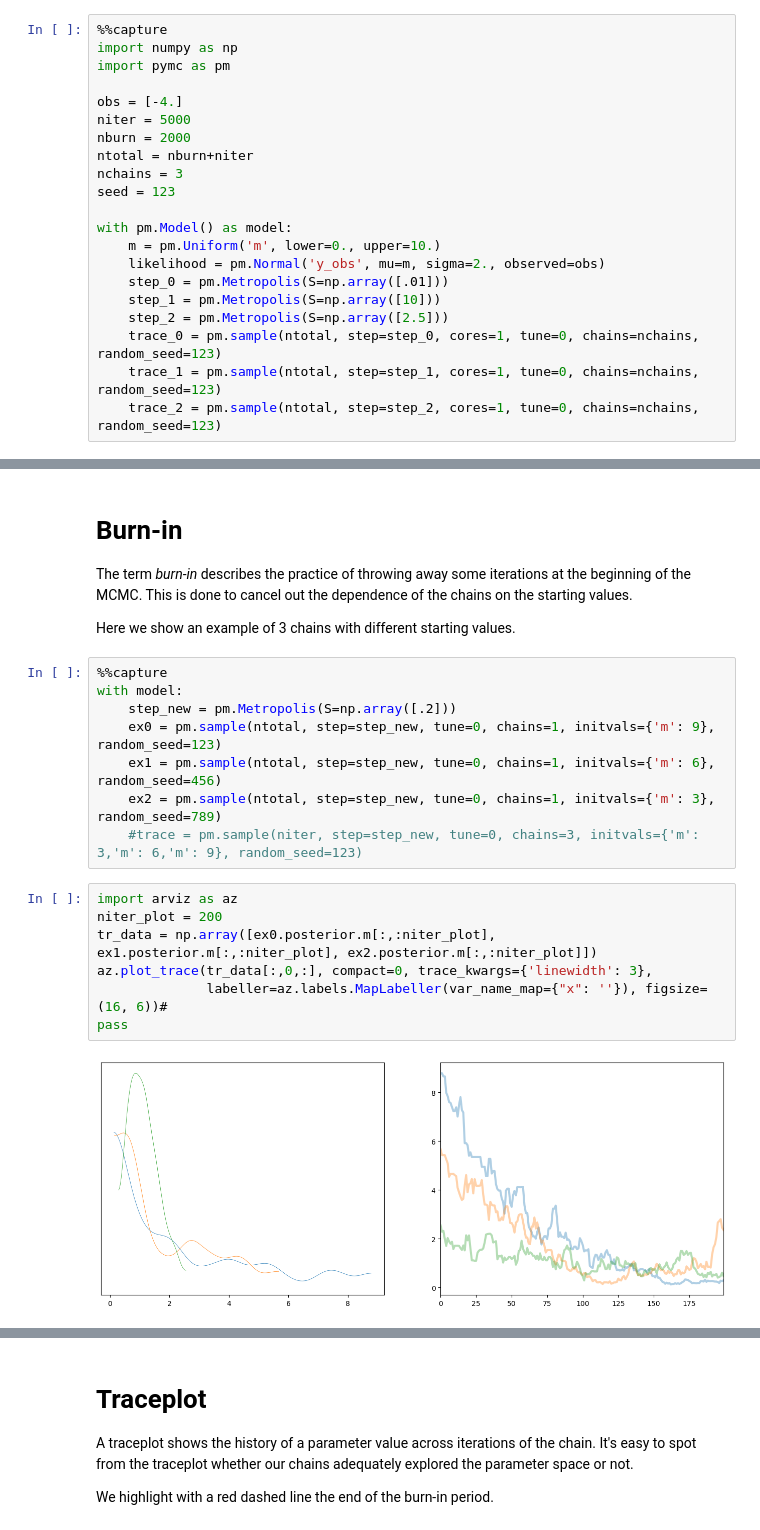
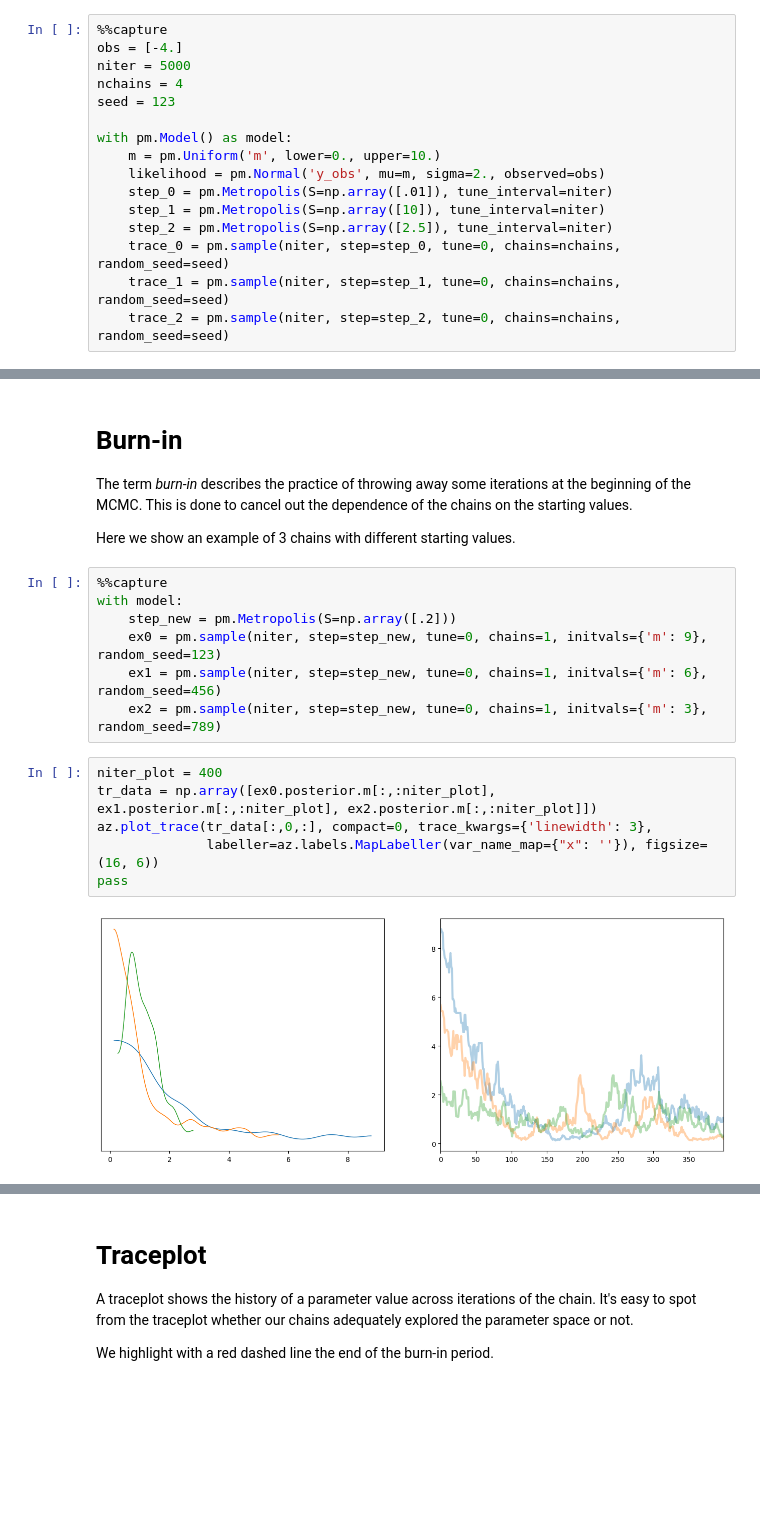
Before and after one commit to fcastagna/mcmc_convergence, a Jupyter notebook: convergence.ipynb, the cells around one changed output, grey strips where cells are left out. Drawn from its saved outputs; the diff is of its cells as text; blank space fills up the shorter version.

```diff
--- a/convergence.ipynb
+++ b/convergence.ipynb
@@ -20,21 +19,16 @@ logging.disable(sys.maxsize)
 # %%
 %%capture
-import numpy as np
-import pymc as pm
-
 obs = [-4.]
 niter = 5000
-nburn = 2000
-ntotal = nburn+niter
-nchains = 3
+nchains = 4
 seed = 123
 
 with pm.Model() as model:
     m = pm.Uniform('m', lower=0., upper=10.)
     likelihood = pm.Normal('y_obs', mu=m, sigma=2., observed=obs)
-    step_0 = pm.Metropolis(S=np.array([.01]))
-    step_1 = pm.Metropolis(S=np.array([10]))
-    step_2 = pm.Metropolis(S=np.array([2.5]))
-    trace_0 = pm.sample(ntotal, step=step_0, cores=1, tune=0, chains=nchains, random_seed=123)
-    trace_1 = pm.sample(ntotal, step=step_1, cores=1, tune=0, chains=nchains, random_seed=123)
-    trace_2 = pm.sample(ntotal, step=step_2, cores=1, tune=0, chains=nchains, random_seed=123)
+    step_0 = pm.Metropolis(S=np.array([.01]), tune_interval=niter)
+    step_1 = pm.Metropolis(S=np.array([10]), tune_interval=niter)
+    step_2 = pm.Metropolis(S=np.array([2.5]), tune_interval=niter)
+    trace_0 = pm.sample(niter, step=step_0, tune=0, chains=nchains, random_seed=seed)
+    trace_1 = pm.sample(niter, step=step_1, tune=0, chains=nchains, random_seed=seed)
+    trace_2 = pm.sample(niter, step=step_2, tune=0, chains=nchains, random_seed=seed)
@@ -51,16 +41,14 @@ Here we show an example of 3 chains with different starting values.
 %%capture
 with model:
     step_new = pm.Metropolis(S=np.array([.2]))
-    ex0 = pm.sample(ntotal, step=step_new, tune=0, chains=1, initvals={'m': 9}, random_seed=123)
-    ex1 = pm.sample(ntotal, step=step_new, tune=0, chains=1, initvals={'m': 6}, random_seed=456)
-    ex2 = pm.sample(ntotal, step=step_new, tune=0, chains=1, initvals={'m': 3}, random_seed=789)
-    #trace = pm.sample(niter, step=step_new, tune=0, chains=3, initvals={'m': 3,'m': 6,'m': 9}, random_seed=123)
+    ex0 = pm.sample(niter, step=step_new, tune=0, chains=1, initvals={'m': 9}, random_seed=123)
+    ex1 = pm.sample(niter, step=step_new, tune=0, chains=1, initvals={'m': 6}, random_seed=456)
+    ex2 = pm.sample(niter, step=step_new, tune=0, chains=1, initvals={'m': 3}, random_seed=789)
 # %%
-import arviz as az
-niter_plot = 200
+niter_plot = 400
 tr_data = np.array([ex0.posterior.m[:,:niter_plot], ex1.posterior.m[:,:niter_plot], ex2.posterior.m[:,:niter_plot]])
 az.plot_trace(tr_data[:,0,:], compact=0, trace_kwargs={'linewidth': 3},
-              labeller=az.labels.MapLabeller(var_name_map={"x": ''}), figsize=(16, 6))#
+              labeller=az.labels.MapLabeller(var_name_map={"x": ''}), figsize=(16, 6))
 pass
 # %% [output]
-[figure, old version]
+[figure, new version]
```
Also changed, not shown: parts of 37 cells of this notebook.
